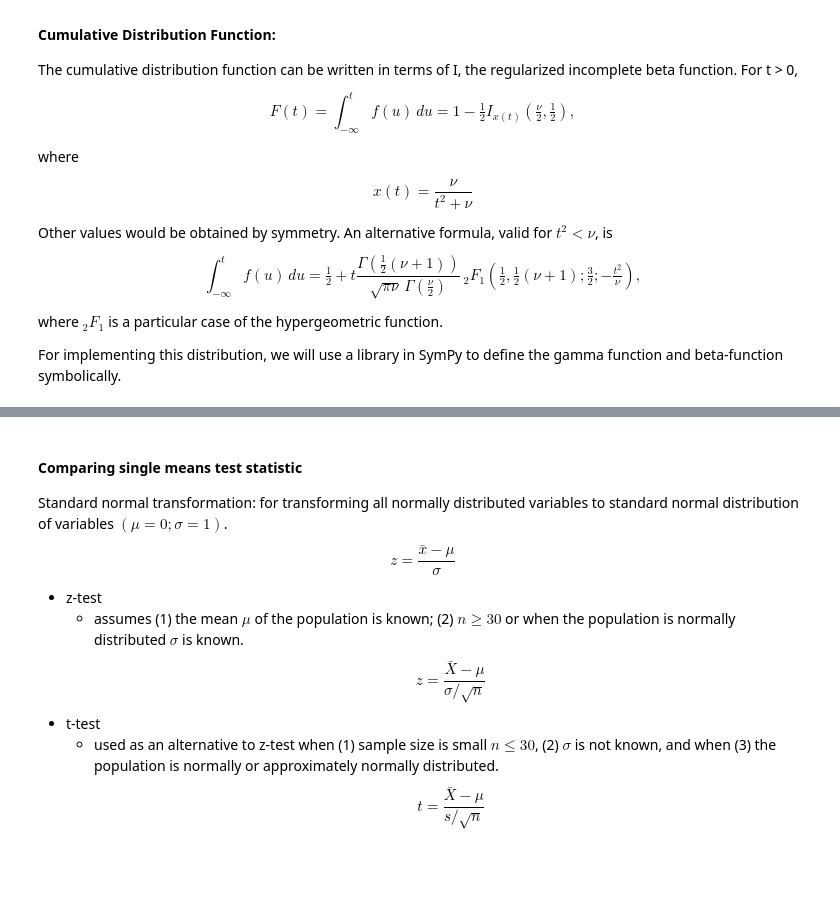
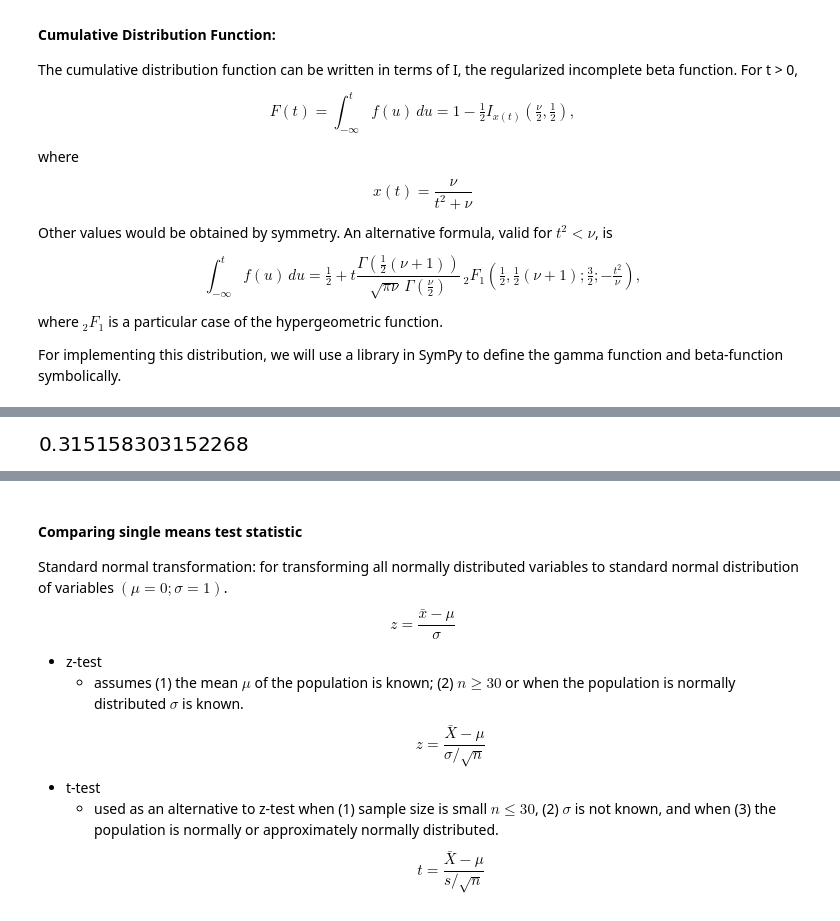
Before and after one commit to adeeconometrics/literate-programming, a Jupyter notebook: Statistical_Analyses.ipynb, the cells around one changed output, grey strips where cells are left out. Cells and saved outputs as stored; diff of their text form; code cells hidden in the pictures; blank space fills up the shorter version.

```diff
--- a/Statistical_Analyses.ipynb
+++ b/Statistical_Analyses.ipynb
@@ -438,0 +445,8 @@ def t_dist_cdf():
+# %%
+# Γ function definition of PDF
+expr = (sp.gamma((df+1)/2)/(sp.sqrt(df*sp.pi)*(sp.gamma(df/2))))*(1+(t**2/df))**(-(df+1)/2)
+k = sp.lambdify([df,t], expr, "sympy")
+res  = k(1,.1)
+N(res)
+# %% [output]
+[figure, added]
```
Also changed, not shown: parts of 42 cells of this notebook.
